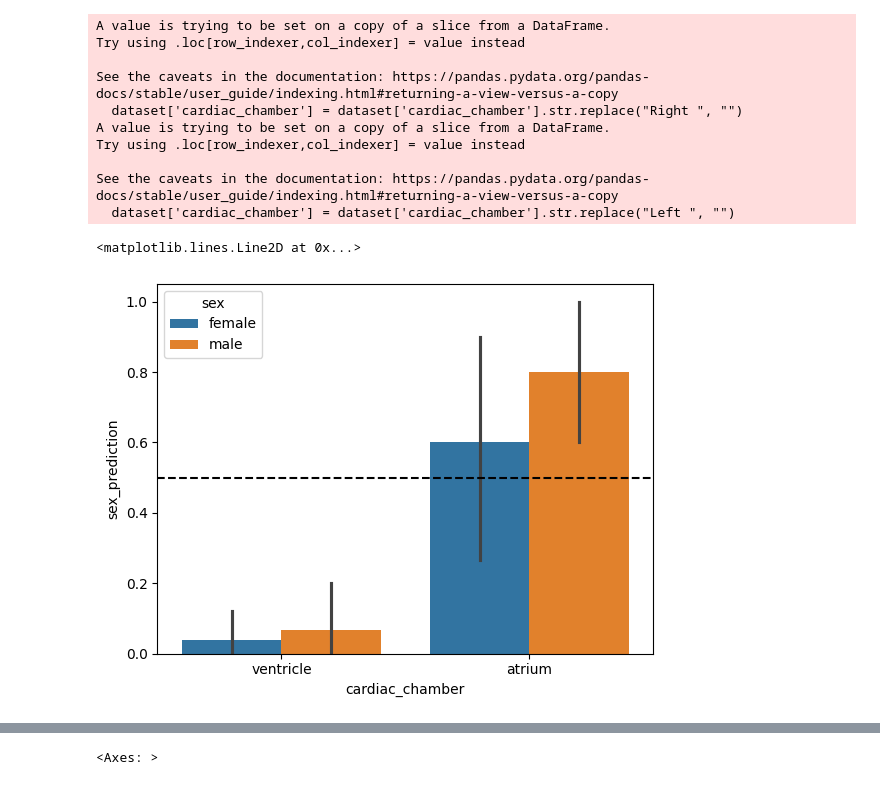
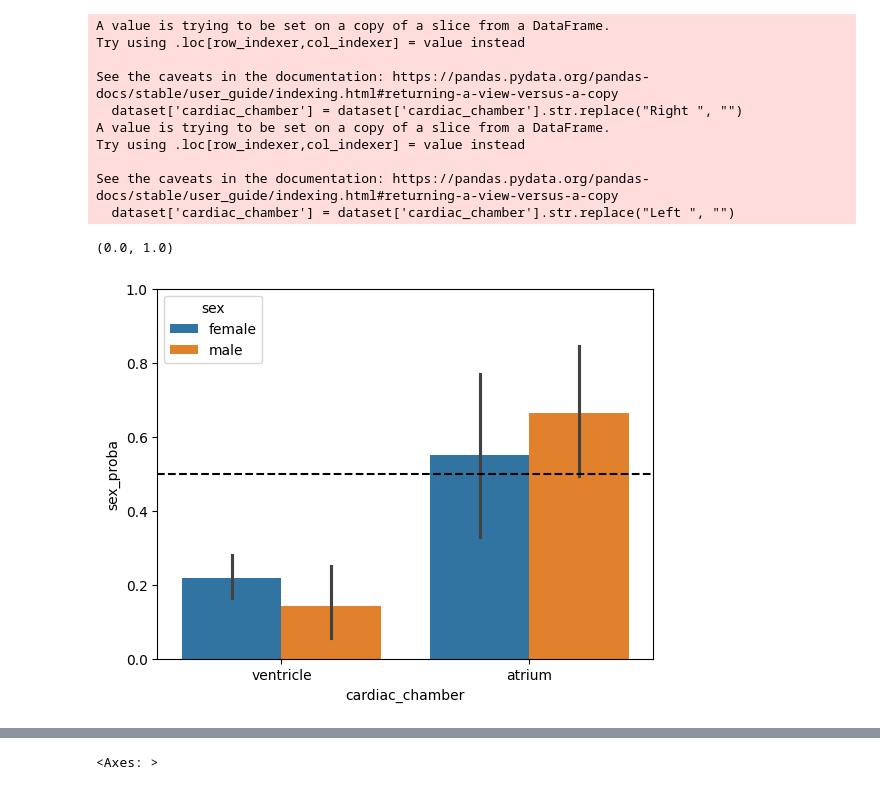
Before and after one commit to zodelheim/sea-infer-rna-seq, a Jupyter notebook: notebooks/checkHeartSexPredictionsChambersCorrelation.ipynb, the cells around one changed output, grey strips where cells are left out. Drawn from its saved outputs; the diff is of its cells as text; code cells hidden in the pictures.

```diff
--- a/notebooks/checkHeartSexPredictionsChambersCorrelation.ipynb
+++ b/notebooks/checkHeartSexPredictionsChambersCorrelation.ipynb
@@ -231,9 +235,12 @@ Try using .loc[row_indexer,col_indexer] = value instead
 See the caveats in the documentation: https://pandas.pydata.org/pandas-docs/stable/user_guide/indexing.html#returning-a-view-versus-a-copy
   dataset['cardiac_chamber'] = dataset['cardiac_chamber'].str.replace("Left ", "")
 # %%
-g = sns.barplot(dataset, x='cardiac_chamber', y='sex_prediction', hue='sex')
+# g = sns.barplot(dataset, x='cardiac_chamber', y='sex_prediction', hue='sex')
+g = sns.barplot(dataset, x='cardiac_chamber', y='sex_proba', hue='sex')
 g.axhline(0.5, color='black', linestyle='dashed')
+g.set_ylim([0, 1])
+
 # plt.hlines(0.5, 0, 1)
 # %% [output]
-<matplotlib.lines.Line2D at 0x...>
+(0.0, 1.0)
-[figure, old version]
+[figure, new version]
```
Also changed, not shown: parts of 12 cells of this notebook.
